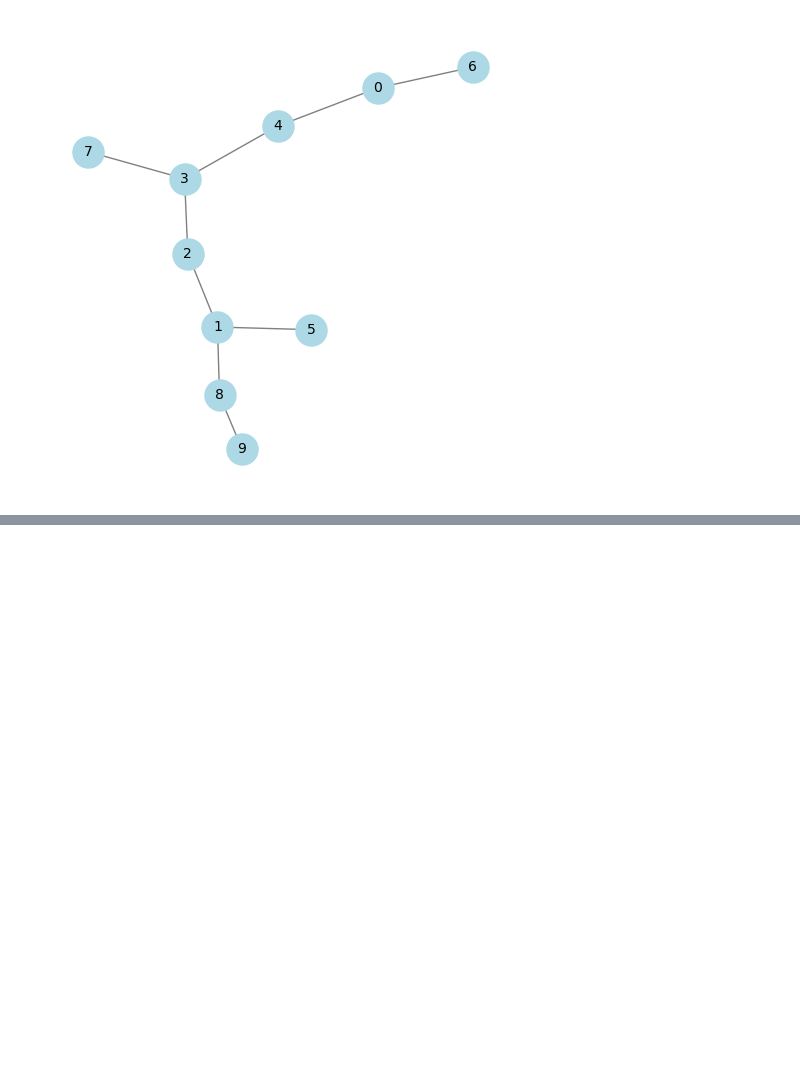
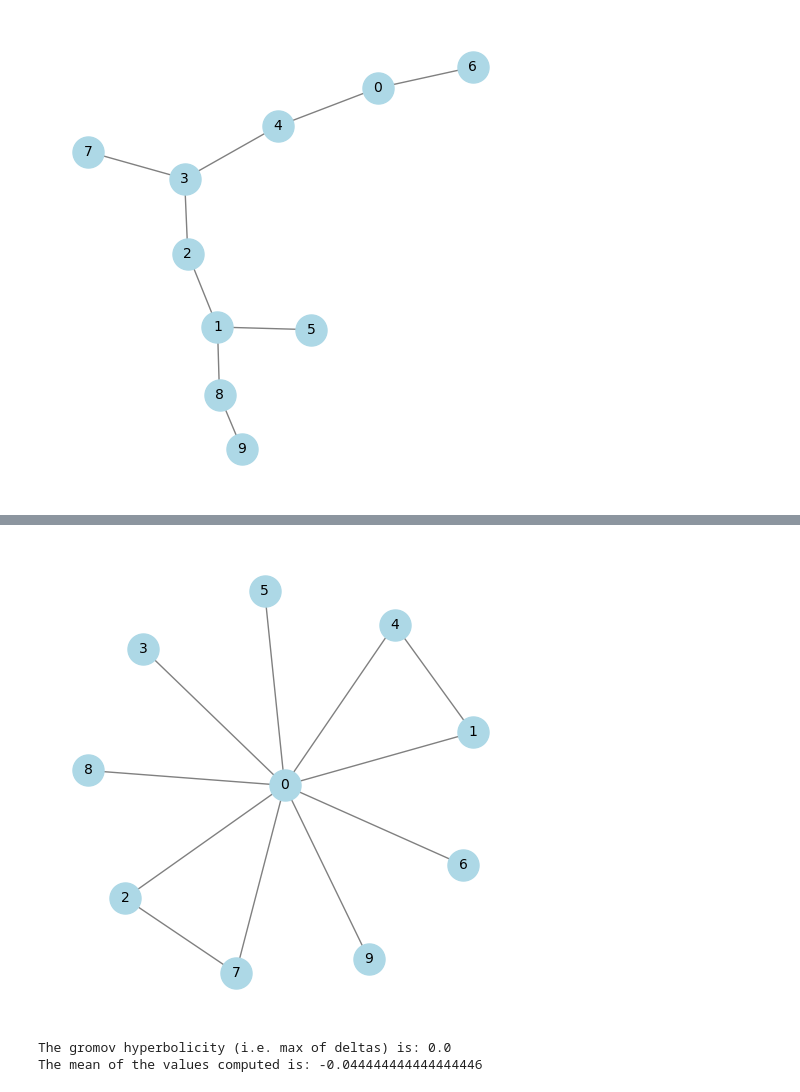
Before and after one commit to ClaudioFantasia/local_hyperbolicity_in_graphs, a Jupyter notebook: notebooks/hyperbolicity_testing.ipynb, the cells around one changed output, grey strips where cells are left out. Saved outputs shown, nothing was run; the diff lists cells and outputs as text; code cells hidden in the pictures; blank space fills up the shorter version.

```diff
--- a/notebooks/hyperbolicity_testing.ipynb
+++ b/notebooks/hyperbolicity_testing.ipynb
@@ -55,0 +64,13 @@ The mean of the values computed is: 0.0
+# %%
+G = add_edges(G,edges=[(1,4),(2,7)])
+draw_graph(G, pos)
+
+dist = compute_distance_nodes(G)
+delta_max, delta_mean = compute_gromov_hyperbolicity_not_optimized(dist)
+
+print(f"The gromov hyperbolicity (i.e. max of deltas) is: {delta_max}")
+print(f"The mean of the values computed is: {delta_mean}")
+# %% [output]
+[figure, added]
+The gromov hyperbolicity (i.e. max of deltas) is: 0.0
+The mean of the values computed is: -0.044444444444444446
```
Also changed, not shown: parts of 29 cells of this notebook, 4 other files.
